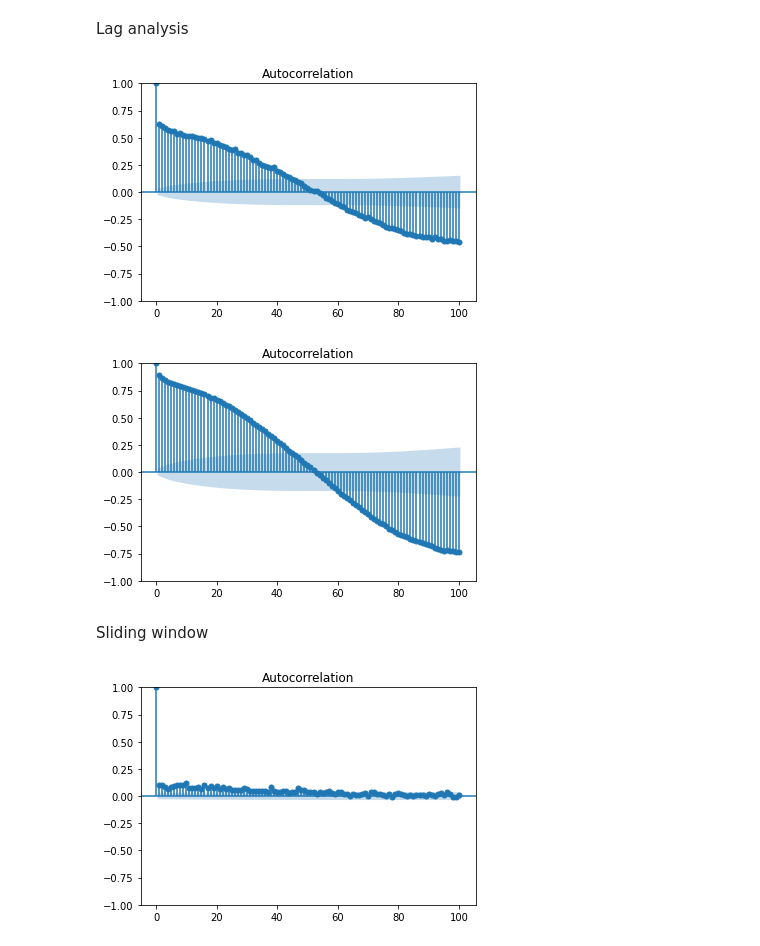
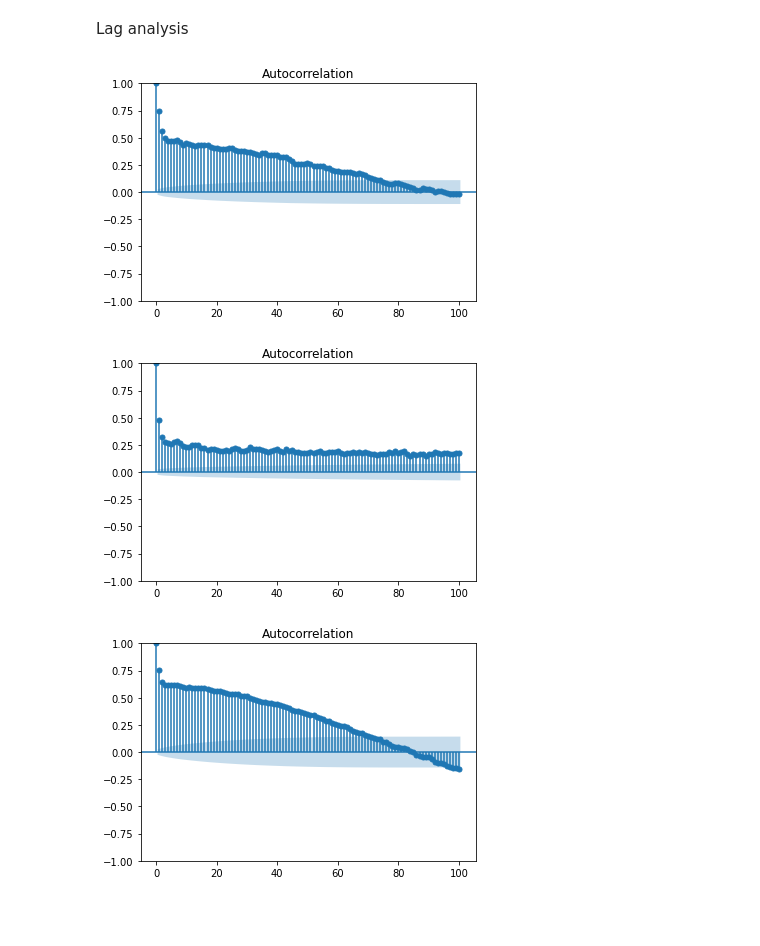
Before and after one commit to mikecitt/pollution-forecast-ai, a Jupyter notebook: air_quality/timeseries_lag_analysis.ipynb, the cells around one changed output. Saved outputs shown, nothing was run; the diff lists cells and outputs as text; code cells hidden in the pictures; blank space fills up the shorter version.

```diff
--- a/air_quality/timeseries_lag_analysis.ipynb
+++ b/air_quality/timeseries_lag_analysis.ipynb
@@ -28,8 +12,8 @@ def remove_outliers(df: DataFrame):
+# %%
+FILE_NAME = 'vegas.csv'
 # %% [markdown]
 Loading dataset
 # %%
-df = pd.read_csv(os.path.join(FILES_FOLDER_PATH, FILE_NAME), header=0, index_col=0)
+df = df = pd.read_csv(os.path.join(FILE_NAME), header=0, index_col=0)
 df.index = pd.to_datetime(df.index)
-df = df.sort_values('date', ascending=True)
-df['wqi'].plot()
-pyplot.show()
+df = df.sort_values('date_local', ascending=True)
@@ -40,3 +19,0 @@ Removing outliers
-# %%
-df = remove_outliers(df)
-df
@@ -87,19 +21,17 @@ Testing Observations: 891
 Lag analysis
 # %%
 from statsmodels.graphics.tsaplots import plot_acf
-plot_acf(df['oxygen_diss'], lags=100)
+plot_acf(df['co'], lags=100)
 pyplot.show()
 # %% [output]
-[figure, old version]
+[figure, new version]
 # %%
-plot_acf(df['temp_water'], lags=100)
+plot_acf(df['pm10'], lags=100)
 pyplot.show()
 # %% [output]
-[figure, old version]
+[figure, new version]
-# %% [markdown]
-Sliding window
 # %%
-plot_acf(df['wqi'], lags=100)
+plot_acf(df['o3'], lags=100)
 pyplot.show()
 # %% [output]
-[figure, old version]
+[figure, new version]
```
Also changed, not shown: parts of 12 cells of this notebook, 1 other file.
